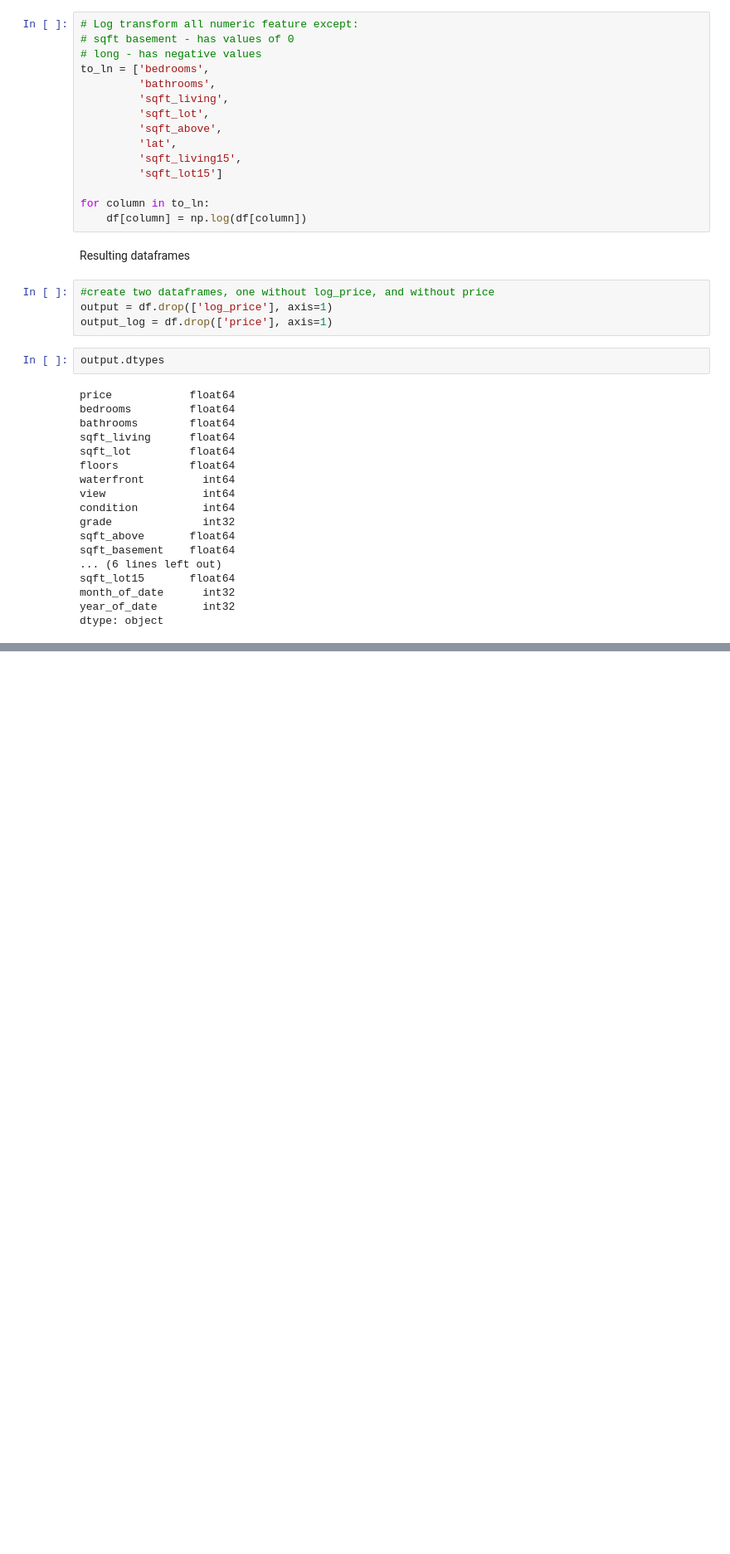
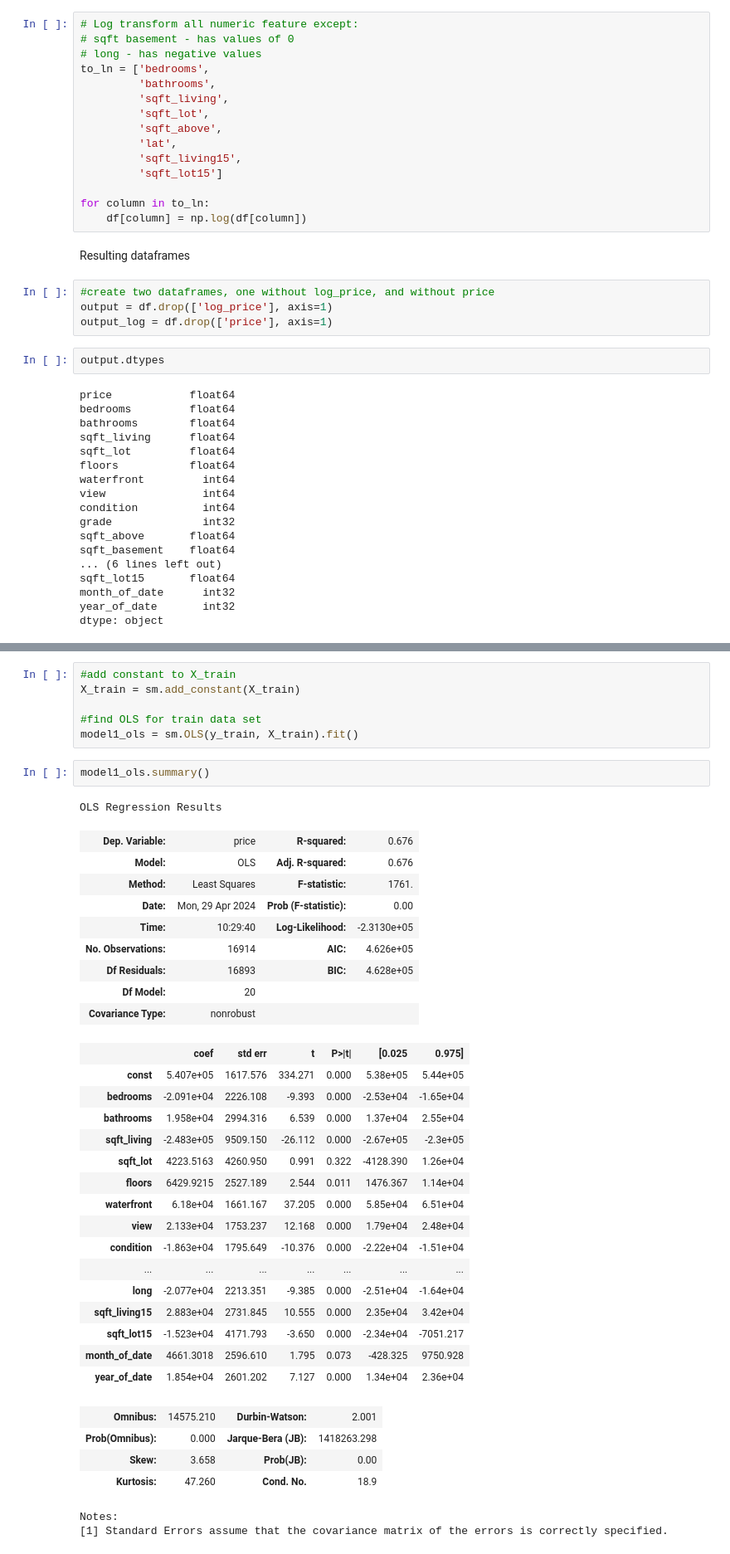
Before and after one commit to JEr1yAnalst/dsc-phase-2project_group7, a Jupyter notebook: student.ipynb, the cells around one changed output, grey strips where cells are left out. Shown: that part at 83% size. Saved outputs shown, nothing was run; the diff lists cells and outputs as text; blank space fills up the shorter version.

```diff
--- a/student.ipynb
+++ b/student.ipynb
@@ -852,0 +958,41 @@ dtype: object
+# %%
+#add constant to X_train
+X_train = sm.add_constant(X_train)
+
+#find OLS for train data set
+model1_ols = sm.OLS(y_train, X_train).fit()
+# %%
+model1_ols.summary()
+# %% [output]
+OLS Regression Results
+| Dep. Variable: | price | R-squared: | 0.676 |
+| Model: | OLS | Adj. R-squared: | 0.676 |
+| Method: | Least Squares | F-statistic: | 1761. |
+| Date: | Mon, 29 Apr 2024 | Prob (F-statistic): | 0.00 |
+| Time: | 10:29:40 | Log-Likelihood: | -2.3130e+05 |
+| No. Observations: | 16914 | AIC: | 4.626e+05 |
+| Df Residuals: | 16893 | BIC: | 4.628e+05 |
+| Df Model: | 20 |  |  |
+| Covariance Type: | nonrobust |  |  |
+|  | coef | std err | t | P>|t| | [0.025 | 0.975] |
+| const | 5.407e+05 | 1617.576 | 334.271 | 0.000 | 5.38e+05 | 5.44e+05 |
+| bedrooms | -2.091e+04 | 2226.108 | -9.393 | 0.000 | -2.53e+04 | -1.65e+04 |
+| bathrooms | 1.958e+04 | 2994.316 | 6.539 | 0.000 | 1.37e+04 | 2.55e+04 |
+| sqft_living | -2.483e+05 | 9509.150 | -26.112 | 0.000 | -2.67e+05 | -2.3e+05 |
+| sqft_lot | 4223.5163 | 4260.950 | 0.991 | 0.322 | -4128.390 | 1.26e+04 |
+| floors | 6429.9215 | 2527.189 | 2.544 | 0.011 | 1476.367 | 1.14e+04 |
+| waterfront | 6.18e+04 | 1661.167 | 37.205 | 0.000 | 5.85e+04 | 6.51e+04 |
+| view | 2.133e+04 | 1753.237 | 12.168 | 0.000 | 1.79e+04 | 2.48e+04 |
+| condition | -1.863e+04 | 1795.649 | -10.376 | 0.000 | -2.22e+04 | -1.51e+04 |
+| ... | ... | ... | ... | ... | ... | ... |
+| long | -2.077e+04 | 2213.351 | -9.385 | 0.000 | -2.51e+04 | -1.64e+04 |
+| sqft_living15 | 2.883e+04 | 2731.845 | 10.555 | 0.000 | 2.35e+04 | 3.42e+04 |
+| sqft_lot15 | -1.523e+04 | 4171.793 | -3.650 | 0.000 | -2.34e+04 | -7051.217 |
+| month_of_date | 4661.3018 | 2596.610 | 1.795 | 0.073 | -428.325 | 9750.928 |
+| year_of_date | 1.854e+04 | 2601.202 | 7.127 | 0.000 | 1.34e+04 | 2.36e+04 |
+| Omnibus: | 14575.210 | Durbin-Watson: | 2.001 |
+| Prob(Omnibus): | 0.000 | Jarque-Bera (JB): | 1418263.298 |
+| Skew: | 3.658 | Prob(JB): | 0.00 |
+| Kurtosis: | 47.260 | Cond. No. | 18.9 |
+Notes:
+[1] Standard Errors assume that the covariance matrix of the errors is correctly specified.
```
Also changed, not shown: parts of 8 cells of this notebook.
